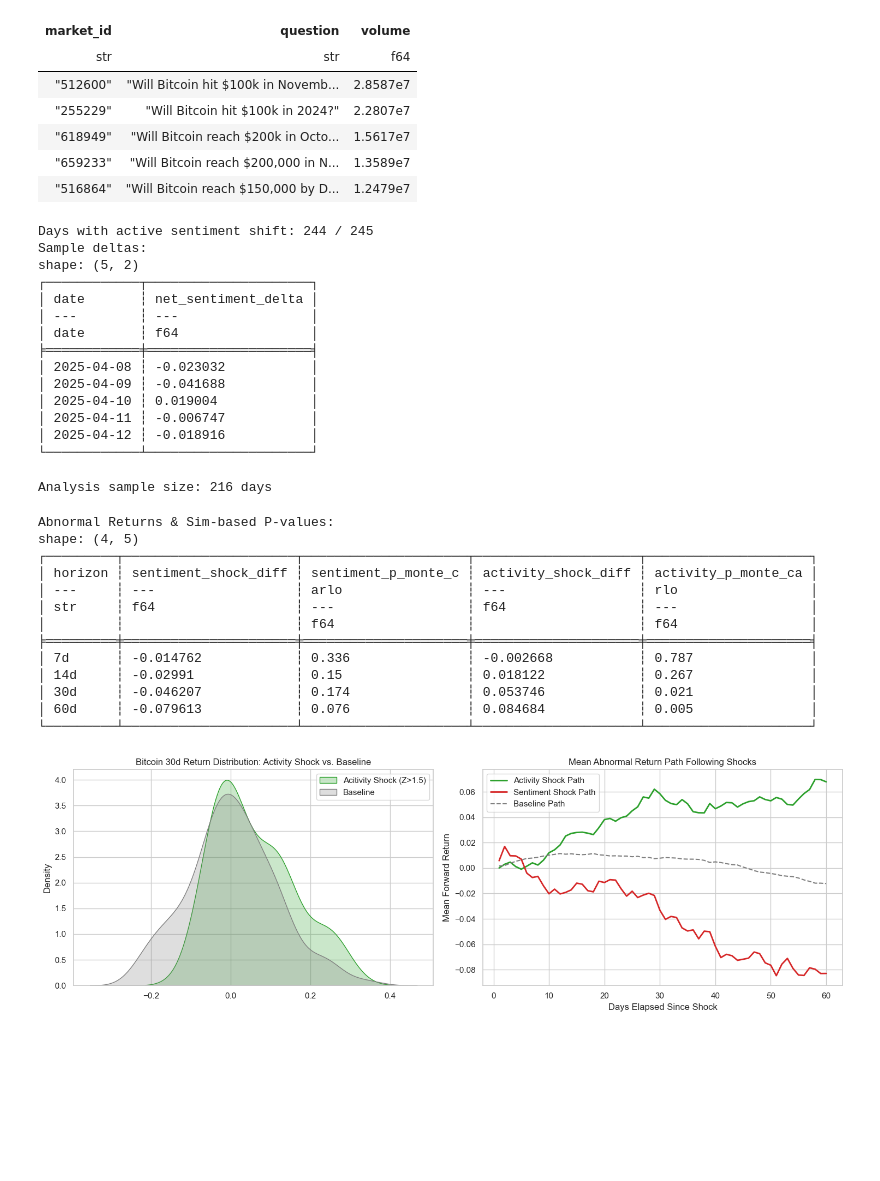
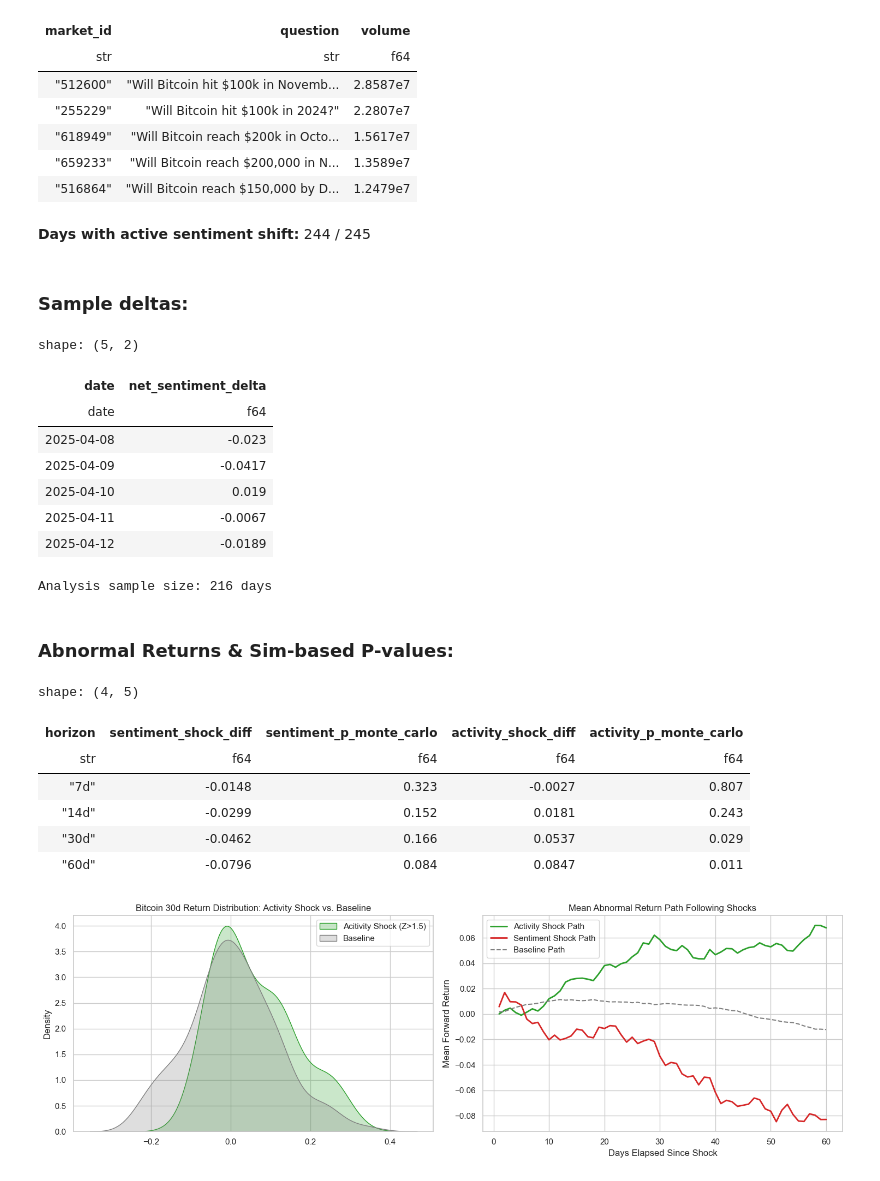
Before and after one commit to mmidlash/bitcoin-analytics-capstone-template, a Jupyter notebook: eda/EDA_Executive.ipynb, the cells around one changed output. Cells and saved outputs as stored; diff of their text form; code cells hidden in the pictures; blank space fills up the shorter version.

```diff
--- a/eda/EDA_Executive.ipynb
+++ b/eda/EDA_Executive.ipynb
@@ -1021,24 +1079,25 @@ daily_sentiment = (
 )
 
 non_zero_deltas = daily_sentiment.filter(pl.col("net_sentiment_delta").abs() > 1e-9)
-print(f"Days with active sentiment shift: {non_zero_deltas.height} / {daily_sentiment.height}")
-print("Sample deltas:")
-print(non_zero_deltas.head())
+display(Markdown(f"**Days with active sentiment shift:** {non_zero_deltas.height} / {daily_sentiment.height}"))
+display(Markdown("### Sample deltas:"))
+
+display(
+    non_zero_deltas.head().with_columns(
+        pl.col("net_sentiment_delta").round(4)
+    )
+)
 # %% [output]
+**Days with active sentiment shift:** 244 / 245
+### Sample deltas:
-Days with active sentiment shift: 244 / 245
-Sample deltas:
 shape: (5, 2)
-┌────────────┬─────────────────────┐
-│ date       ┆ net_sentiment_delta │
-│ ---        ┆ ---                 │
-│ date       ┆ f64                 │
-╞════════════╪═════════════════════╡
-│ 2025-04-08 ┆ -0.023032           │
-│ 2025-04-09 ┆ -0.041688           │
-│ 2025-04-10 ┆ 0.019004            │
-│ 2025-04-11 ┆ -0.006747           │
-│ 2025-04-12 ┆ -0.018916           │
-└────────────┴─────────────────────┘
+| date | net_sentiment_delta |
+| date | f64 |
+| 2025-04-08 | -0.023 |
+| 2025-04-09 | -0.0417 |
+| 2025-04-10 | 0.019 |
+| 2025-04-11 | -0.0067 |
+| 2025-04-12 | -0.0189 |
 # %%
 horizons = [7, 14, 30, 60]
 btc_cols = [pl.col("time").dt.date().alias("date"), pl.col("PriceUSD_coinmetrics")]
@@ -1075,61 +1134,67 @@ Analysis sample size: 216 days
 sentiment_threshold = analysis_df["net_sentiment_delta"].quantile(0.95)
 activity_threshold = 1.5 # z-score
 
-def run_permutation_test(df, mask_col, ret_col, n_iter=1000):
+def run_permutation_test(df, mask_col, ret_col, n_iter=1000, seed=42):
     observed_diff = df.filter(pl.col(mask_col))[ret_col].mean() - df.filter(~pl.col(mask_col))[ret_col].mean()
 
     null_diffs = []
     vals = df[ret_col].to_numpy()
     n_shocks = df.filter(pl.col(mask_col)).height
 
+    local_rng = np.random.default_rng(seed)
+
     for _ in range(n_iter):
-        perm = np.random.permutation(vals)
+        perm = local_rng.permutation(vals)
         null_diff = perm[:n_shocks].mean() - perm[n_shocks:].mean()
         null_diffs.append(null_diff)
 
     p_sim = (np.abs(null_diffs) >= np.abs(observed_diff)).mean()
     return observed_diff, p_sim
 
 analysis_df = analysis_df.with_columns([
     (pl.col("net_sentiment_delta") >= sentiment_threshold).alias("is_sent_shock"),
     (pl.col("activity_zscore") >= activity_threshold).alias("is_act_shock")
 ])
 
 results = []
 for h in horizons:
     ret_col = f"fwd_{h}d_ret"
 
     #Sentiment Stats
     sent_diff, sent_p_sim = run_permutation_test(analysis_df, "is_sent_shock", ret_col)
 
-    #Activitiy Stats
+    #Activity Stats
     act_diff, act_p_sim = run_permutation_test(analysis_df, "is_act_shock", ret_col)
 
     results.append({
         "horizon": f"{h}d",
         "sentiment_shock_diff": sent_diff,
         "sentiment_p_monte_carlo": sent_p_sim,
         "activity_shock_diff": act_diff,
         "activity_p_monte_carlo": act_p_sim
     })
 
 report = pl.DataFrame(results)
-print("Abnormal Returns & Sim-based P-values:")
-print(report)
+
+display(Markdown("### Abnormal Returns & Sim-based P-values:"))
+
+report_clean = report.with_columns([
+    pl.col("sentiment_shock_diff").round(4),
+    pl.col("sentiment_p_monte_carlo").round(3),
+    pl.col("activity_shock_diff").round(4),
+    pl.col("activity_p_monte_carlo").round(3)
+])
+
+display(report_clean)
 # %% [output]
+### Abnormal Returns & Sim-based P-values:
-Abnormal Returns & Sim-based P-values:
 shape: (4, 5)
-┌─────────┬──────────────────────┬─────────────────────┬─────────────────────┬─────────────────────┐
-│ horizon ┆ sentiment_shock_diff ┆ sentiment_p_monte_c ┆ activity_shock_diff ┆ activity_p_monte_ca │
-│ ---     ┆ ---                  ┆ arlo                ┆ ---                 ┆ rlo                 │
-│ str     ┆ f64                  ┆ ---                 ┆ f64                 ┆ ---                 │
-│         ┆                      ┆ f64                 ┆                     ┆ f64                 │
-╞═════════╪══════════════════════╪═════════════════════╪═════════════════════╪═════════════════════╡
-│ 7d      ┆ -0.014762            ┆ 0.336               ┆ -0.002668           ┆ 0.787               │
-│ 14d     ┆ -0.02991             ┆ 0.15                ┆ 0.018122            ┆ 0.267               │
-│ 30d     ┆ -0.046207            ┆ 0.174               ┆ 0.053746            ┆ 0.021               │
-│ 60d     ┆ -0.079613            ┆ 0.076               ┆ 0.084684            ┆ 0.005               │
-└─────────┴──────────────────────┴─────────────────────┴─────────────────────┴─────────────────────┘
+| horizon | sentiment_shock_diff | sentiment_p_monte_carlo | activity_shock_diff | activity_p_monte_carlo |
+| str | f64 | f64 | f64 | f64 |
+| "7d" | -0.0148 | 0.323 | -0.0027 | 0.807 |
+| "14d" | -0.0299 | 0.152 | 0.0181 | 0.243 |
+| "30d" | -0.0462 | 0.166 | 0.0537 | 0.029 |
+| "60d" | -0.0796 | 0.084 | 0.0847 | 0.011 |
 # %%
 fig, axes = plt.subplots(1, 2, figsize=(15,5))
 
```
Also changed, not shown: parts of 13 cells of this notebook.
